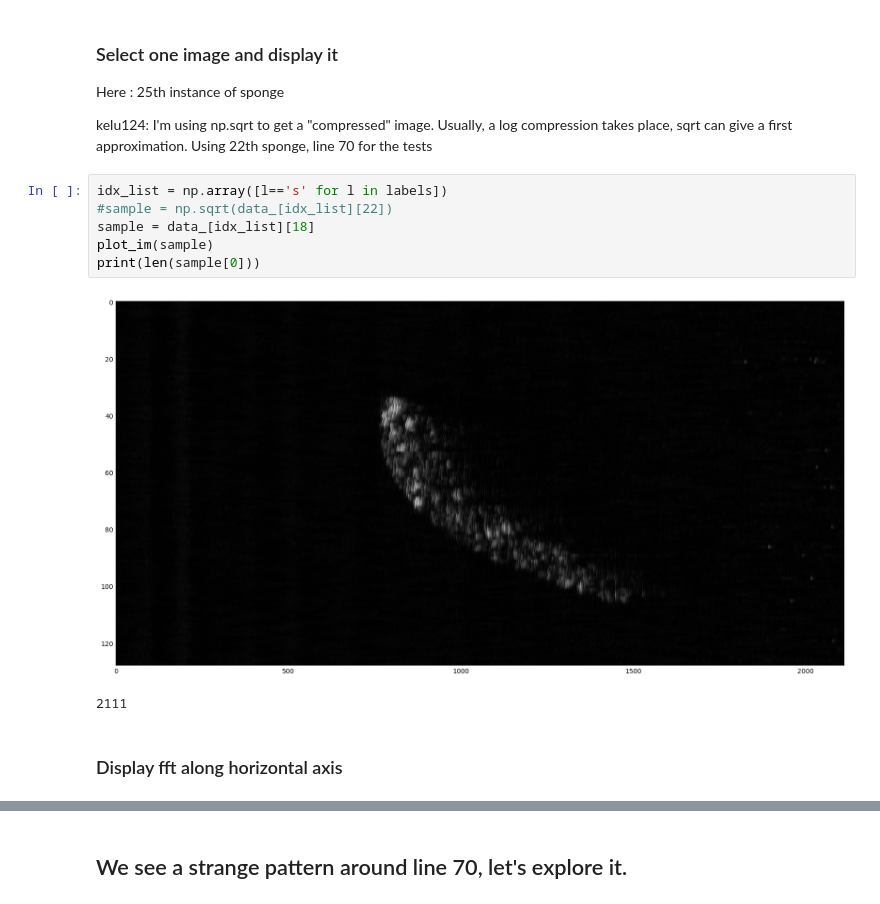
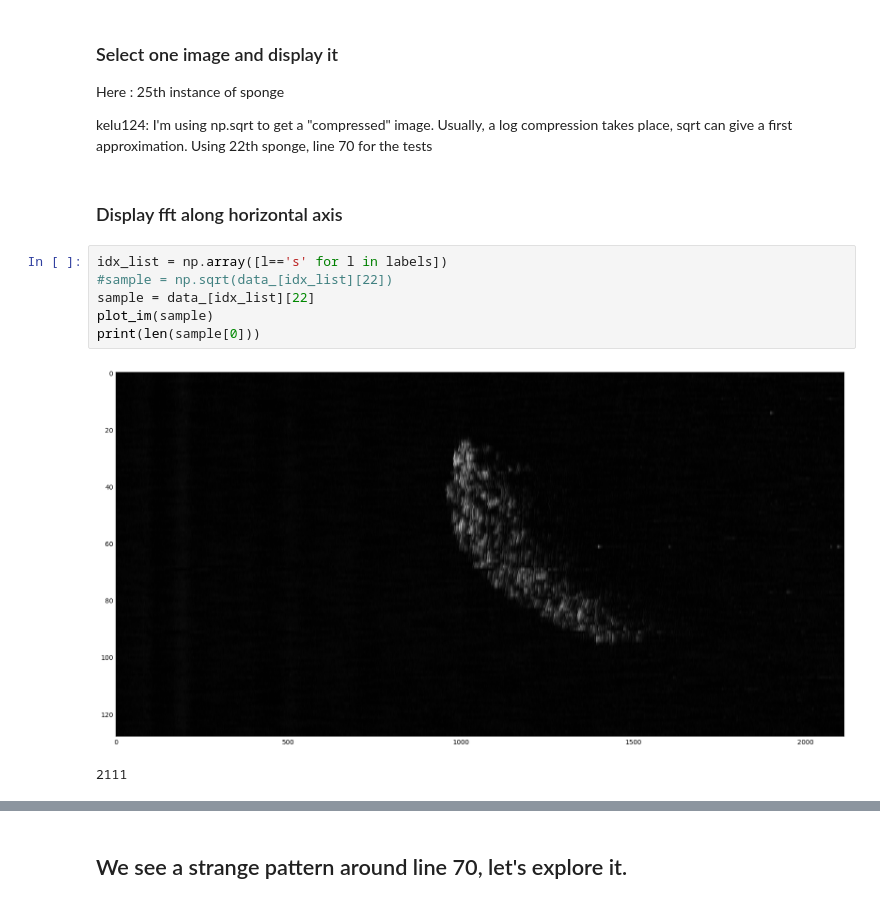
Before and after one commit to echopen/PRJ-medtec_sigproc, a Jupyter notebook: dataquarium/explore.ipynb, the cells around one changed output, grey strips where cells are left out. Cells and saved outputs as stored; diff of their text form.

```diff
--- a/dataquarium/explore.ipynb
+++ b/dataquarium/explore.ipynb
@@ -40,17 +45,17 @@ labels = [f[0] for f in files]
 Here : 25th instance of sponge
 
 kelu124: I'm using np.sqrt to get a "compressed" image. Usually, a log compression takes place, sqrt can give a first approximation. Using 22th sponge, line 70 for the tests
-# %%
-idx_list = np.array([l=='s' for l in labels])
-#sample = np.sqrt(data_[idx_list][22])
-sample = data_[idx_list][18]
-plot_im(sample)
-print(len(sample[0]))
-# %% [output]
-[figure, removed]
-2111
 # %% [markdown]
 ### Display fft along horizontal axis
+# %%
+idx_list = np.array([l=='s' for l in labels])
+#sample = np.sqrt(data_[idx_list][22])
+sample = data_[idx_list][22]
+plot_im(sample)
+print(len(sample[0]))
+# %% [output]
+[figure, added]
+2111
 # %%
 fourier_data = np.fft.fft(sample)
 fourier_data_todisplay = np.fft.fft(sample)
```
Also changed, not shown: parts of 21 cells of this notebook, 2 other files.
